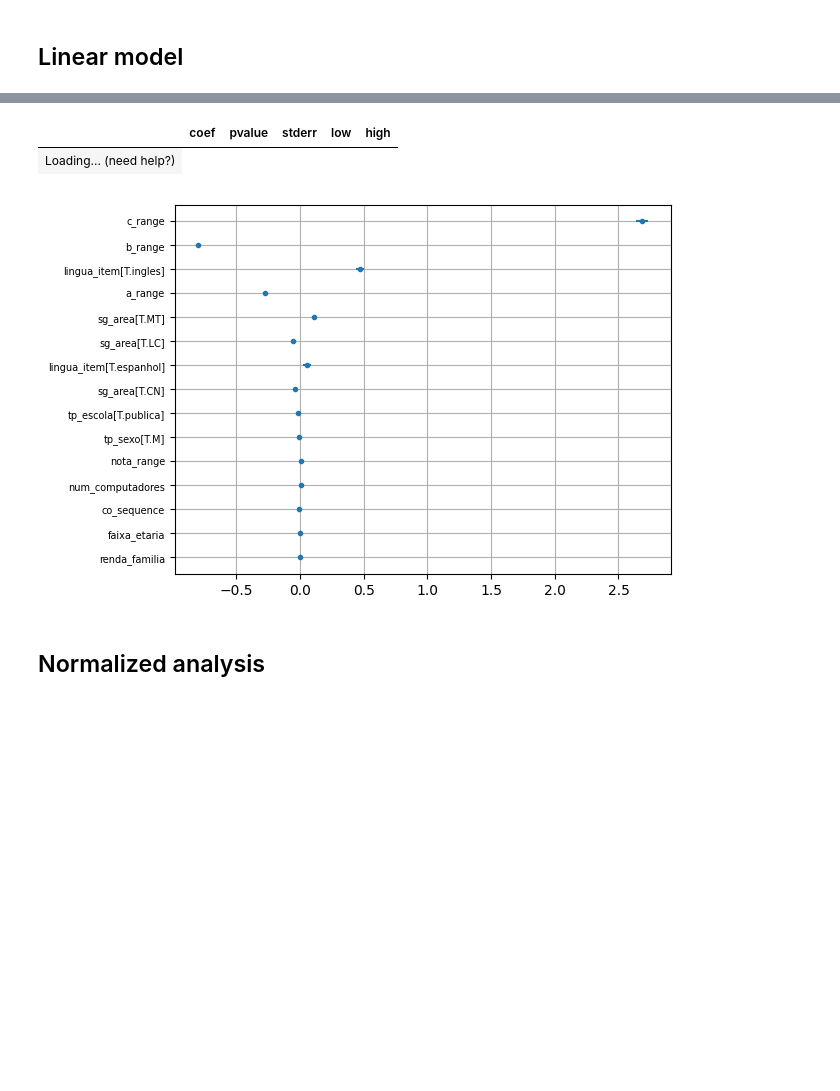
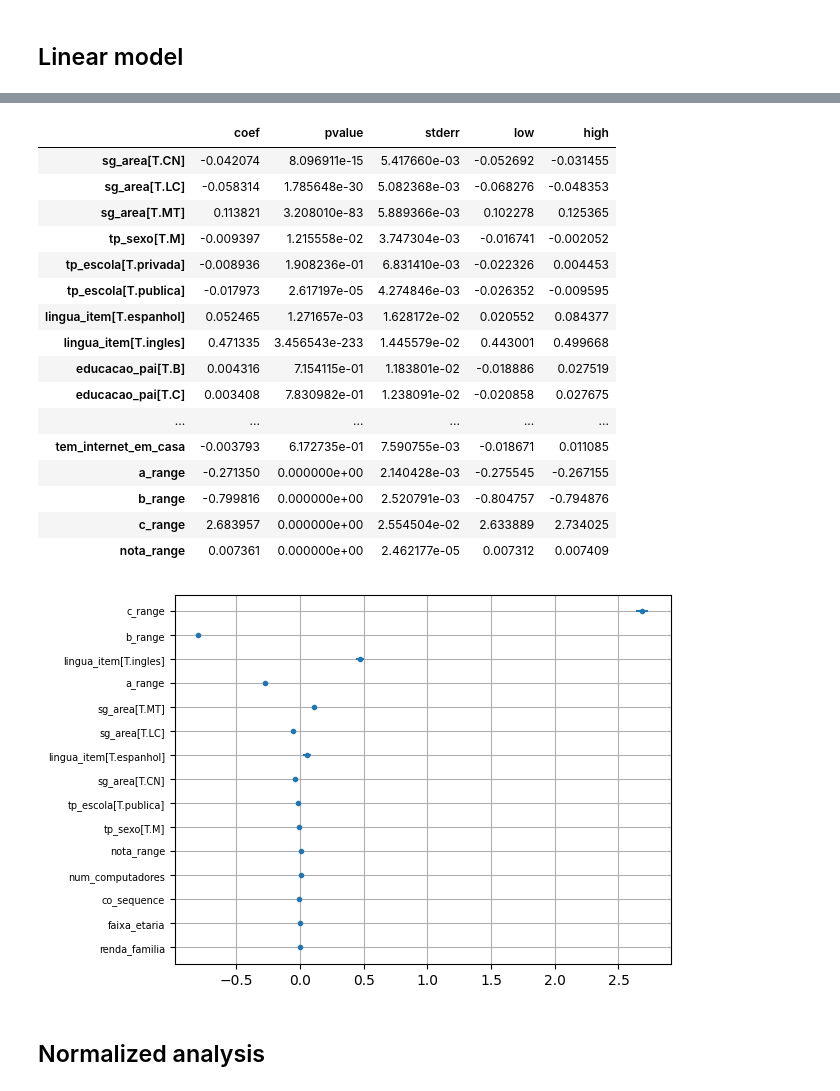
Before and after one commit to brunokim/enem-impacto-posicao, a Jupyter notebook: enem.ipynb, the cells around one changed output, grey strips where cells are left out. Drawn from its saved outputs; the diff is of its cells as text; code cells hidden in the pictures; blank space fills up the shorter version.

Commit message:
Improving presentation of tables in notebook

```diff
--- a/enem.ipynb
+++ b/enem.ipynb
@@ -26,12 +26,12 @@ opt.maxBytes = 2 ** 20  # 1 MiB
 # %% [output]
 [interactive output not drawn]
-# %%
-from importlib import reload
-import pyenem.client as pyenem_client
-reload(pyenem_client)
-EnemClient = pyenem_client.Client
 # %%
-enem = EnemClient('enem-2022-agg-cache', 'enem-2022-agg')
+enem = EnemClient(
+    cache_dir='enem-2022-agg-cache',
+    gcp_project='enem-microdata',
+    bucket_name='enem-microdata',
+    bucket_path='enem-2022-agg',
+)
 # %%
 enem.query("SELECT COUNT(*) FROM `enem-microdata.enem_raw.enem_raw_2022`")
 # %% [output]
@@ -317,7 +348,10 @@ def build_coef_df(result):
 # %%
 def coefplot(result, max_pvalue=0.05):
     coef_df = build_coef_df(result)
-    significant = coef_df[coef_df['pvalue'] <= max_pvalue].sort_values('coef', key=lambda x:x.abs())
+    significant = (
+        coef_df[coef_df['pvalue'] <= max_pvalue]
+        .sort_values('coef', key=lambda x:x.abs())
+    )
     plt.errorbar(significant.coef, significant.index, xerr=1.96*significant.stderr, fmt='.')
 
     ax = plt.gcf().axes[0]
@@ -753,5 +828,5 @@ formula = normalize_formula(
 model = smf.glm(
     formula, data=df, family=sm.families.Binomial(), freq_weights=df.weights
 )
-result2 = model.fit()
+result = model.fit()
 # %%
@@ -784,10 +859,25 @@ Generalized Linear Model Regression Results
 | c_range | 2.6840 | 0.026 | 105.068 | 0.000 | 2.634 | 2.734 |
 | nota_range | 0.0074 | 2.46e-05 | 298.948 | 0.000 | 0.007 | 0.007 |
 # %%
-coefplot(result2, 0.05)
+coefplot(result, 0.05)
 # %% [output]
 |  | coef | pvalue | stderr | low | high |
-| Loading... (need help?) |
+| sg_area[T.CN] | -0.042074 | 8.096911e-15 | 5.417660e-03 | -0.052692 | -0.031455 |
+| sg_area[T.LC] | -0.058314 | 1.785648e-30 | 5.082368e-03 | -0.068276 | -0.048353 |
+| sg_area[T.MT] | 0.113821 | 3.208010e-83 | 5.889366e-03 | 0.102278 | 0.125365 |
+| tp_sexo[T.M] | -0.009397 | 1.215558e-02 | 3.747304e-03 | -0.016741 | -0.002052 |
+| tp_escola[T.privada] | -0.008936 | 1.908236e-01 | 6.831410e-03 | -0.022326 | 0.004453 |
+| tp_escola[T.publica] | -0.017973 | 2.617197e-05 | 4.274846e-03 | -0.026352 | -0.009595 |
+| lingua_item[T.espanhol] | 0.052465 | 1.271657e-03 | 1.628172e-02 | 0.020552 | 0.084377 |
+| lingua_item[T.ingles] | 0.471335 | 3.456543e-233 | 1.445579e-02 | 0.443001 | 0.499668 |
+| educacao_pai[T.B] | 0.004316 | 7.154115e-01 | 1.183801e-02 | -0.018886 | 0.027519 |
+| educacao_pai[T.C] | 0.003408 | 7.830982e-01 | 1.238091e-02 | -0.020858 | 0.027675 |
+| ... | ... | ... | ... | ... | ... |
+| tem_internet_em_casa | -0.003793 | 6.172735e-01 | 7.590755e-03 | -0.018671 | 0.011085 |
+| a_range | -0.271350 | 0.000000e+00 | 2.140428e-03 | -0.275545 | -0.267155 |
+| b_range | -0.799816 | 0.000000e+00 | 2.520791e-03 | -0.804757 | -0.794876 |
+| c_range | 2.683957 | 0.000000e+00 | 2.554504e-02 | 2.633889 | 2.734025 |
+| nota_range | 0.007361 | 0.000000e+00 | 2.462177e-05 | 0.007312 | 0.007409 |
 [figure]
 # %% [markdown]
 ## Normalized analysis
```
Also changed, not shown: parts of 36 cells of this notebook, 1 other file.
